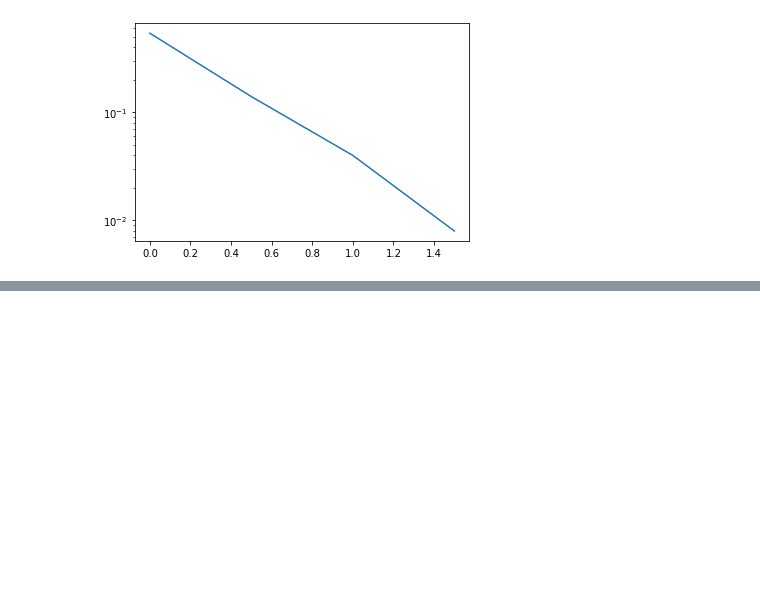
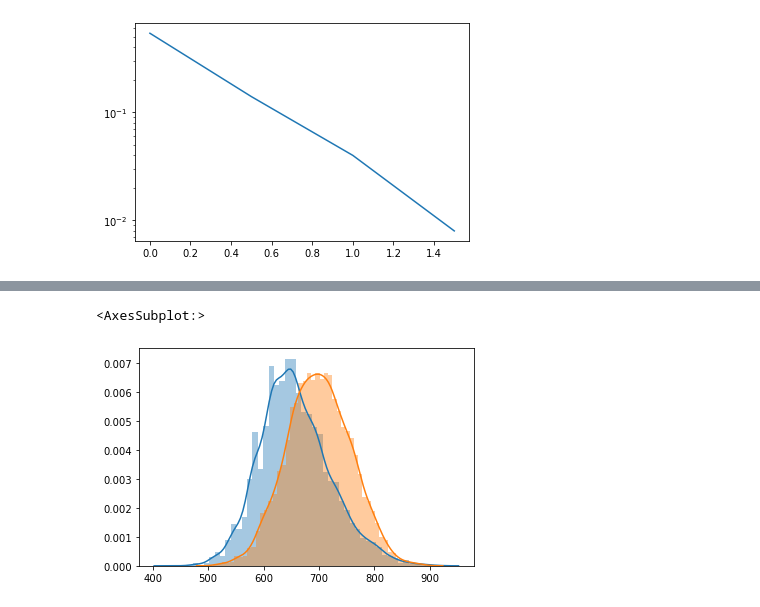
Before and after one commit to zaikoval/lstm-bf-scl, a Jupyter notebook: performance_check.ipynb, the cells around one changed output, grey strips where cells are left out. Saved outputs shown, nothing was run; the diff lists cells and outputs as text; code cells hidden in the pictures; blank space fills up the shorter version.

```diff
--- a/performance_check.ipynb
+++ b/performance_check.ipynb
@@ -497,0 +547,16 @@ plt.yscale('log')
+# %%
+channel = BpskAwgnChannel(2)
+n = 9
+K = 256
+code = PolarCode(n=n, K=K,
+                 construction_method='PW',
+                 channel=channel, CRC_len=24)
+# %%
+info_bits = list(code._info_bits_positions)
+frozen_bits = list(code._frozen_bits_positions)
+# %%
+sns.distplot(tFalse[info_bits[-50]][:9000])
+sns.distplot(tTrue[info_bits[-50]][:9000])
+# %% [output]
+<AxesSubplot:>
+[figure, added]
```
Also changed, not shown: parts of 21 cells of this notebook, 3 other files.
